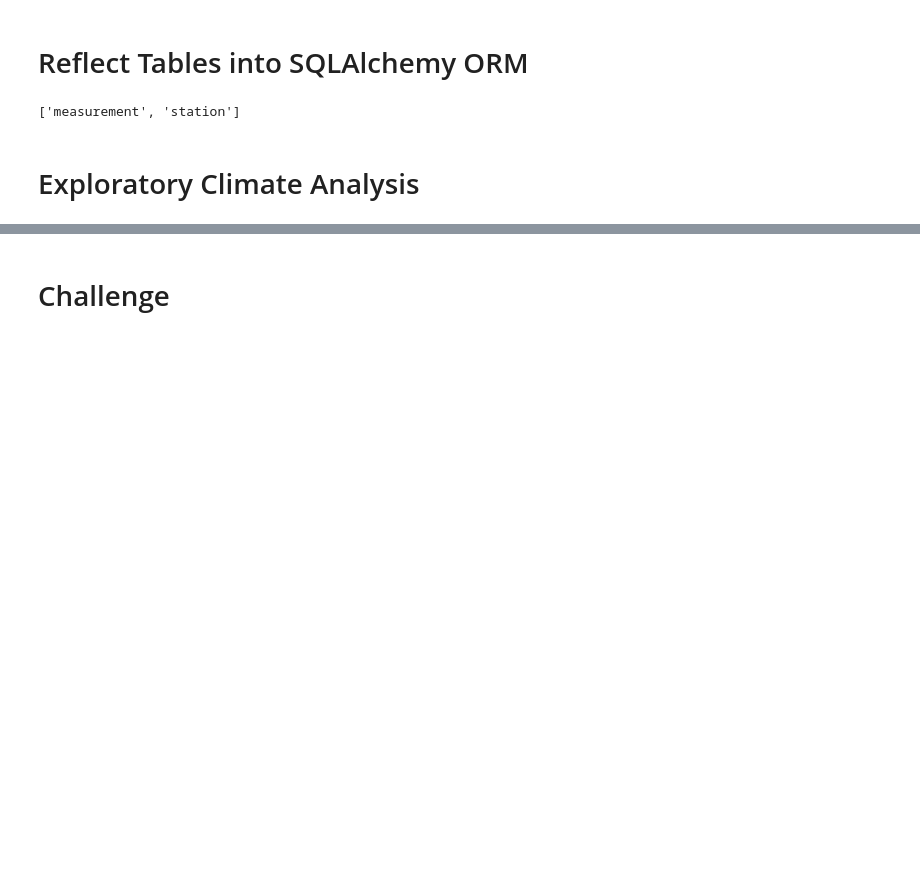
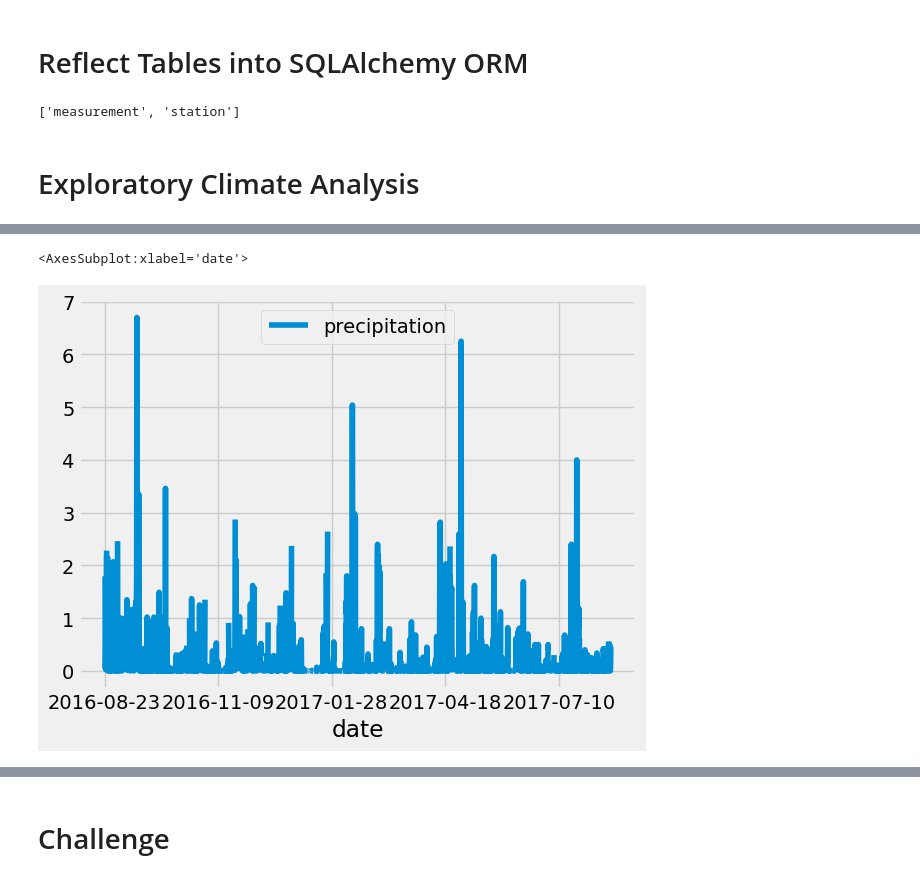
Before and after one commit to Kmkinnear/Surfs_up, a Jupyter notebook: climate_analysis.ipynb, the cells around one changed output, grey strips where cells are left out. Drawn from its saved outputs; the diff is of its cells as text; code cells hidden in the pictures; blank space fills up the shorter version.

```diff
--- a/climate_analysis.ipynb
+++ b/climate_analysis.ipynb
@@ -38,13 +38,17 @@ session = Session(engine)
 # %%
 # Design a query to retrieve the last 12 months of precipitation data and plot the results.
 #Starting from the last data point in the database.
+#prev_year = dt.date(2017, 8, 23)
 
 # Calculate the date one year from the last date in data set.
+prev_year = dt.date(2017, 8, 23) - dt.timedelta(days=365)
 
 # Perform a query to retrieve the data and precipitation scores
+results = []
+#results = session.query(Measurement.date, Measurement.prcp)
+# filter for the last yearr only
+#results = session.query(Measurement.date, Measurement.prcp).filter(Measurement.date >= prev_year)
+# add results and put in a list
+results = session.query(Measurement.date, Measurement.prcp).filter(Measurement.date >= prev_year).all()
 
-# Save the query results as a Pandas DataFrame and set the index to the date column
-
-# Sort the dataframe by date
-
-# Use Pandas Plotting with Matplotlib to plot the data
+print(results)
@@ -50,0 +57,11 @@ session = Session(engine)
+# %%
+# Save the query results as a Pandas DataFrame and set the index to the date column
+df = pd.DataFrame(results, columns=['date','precipitation'])
+
+# Set the index to date, use "in-place" to keep from creating new dataframe
+df.set_index(df['date'], inplace=True)
+
+#print(df)
+
+# print the DataFrame without the index. Convert the DataFrame to strings, and then we'll set our index to "False."
+print(df.to_string(index=False))
@@ -51,2 +107,8 @@ session = Session(engine)
+# %%
+# Use Pandas Plotting with Matplotlib to plot the data
+df.plot()
+# %% [output]
+<AxesSubplot:xlabel='date'>
+[figure, added]
 # %%
 # Use Pandas to calcualte the summary statistics for the precipitation data
```
Also changed, not shown: parts of 4 cells of this notebook.
